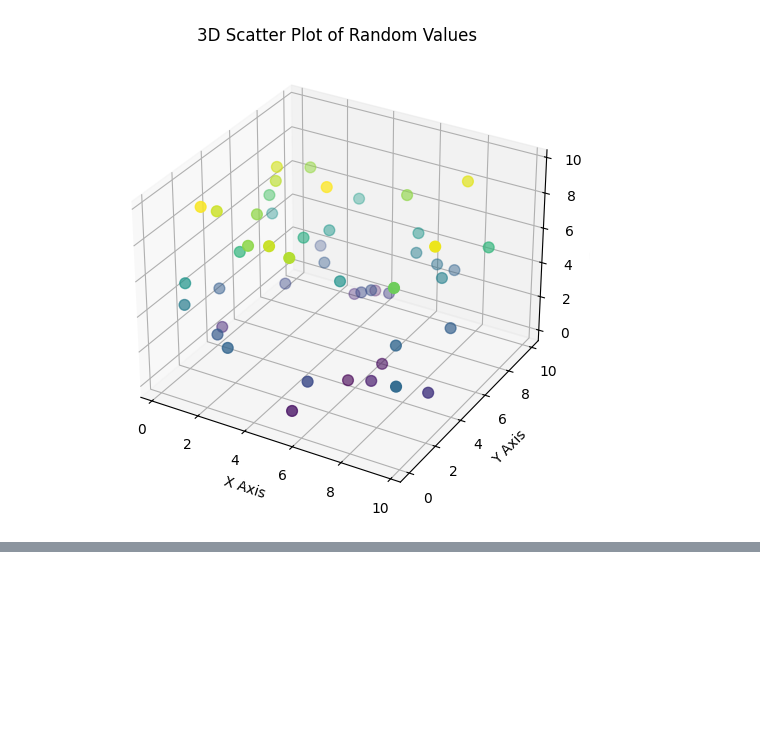
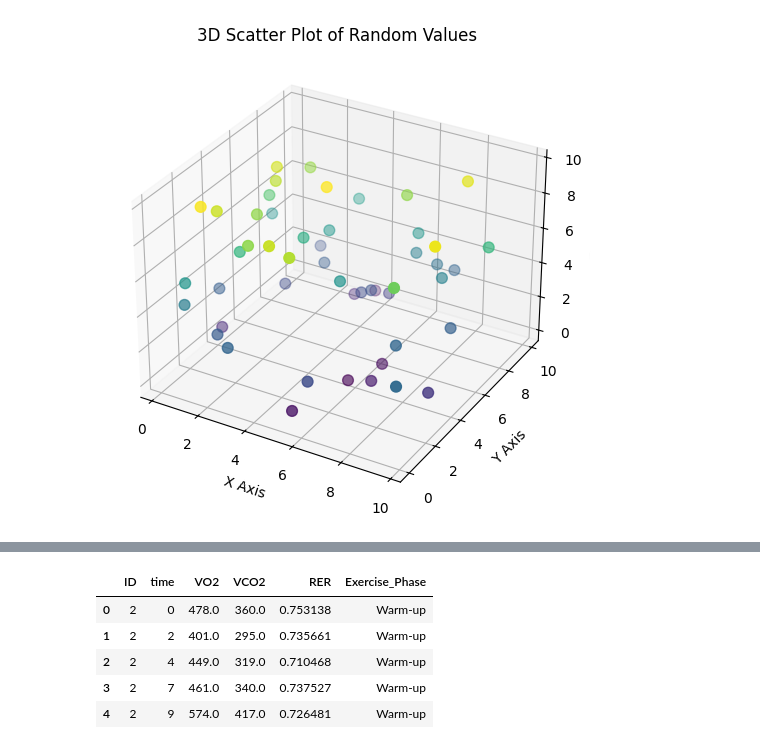
Before and after one commit to Chaithra-Git/Team7_LambdaLegends_PythonHackathon_APRIL25, a Jupyter notebook: bhanu.ipynb, the cells around one changed output, grey strips where cells are left out. Cells and saved outputs as stored; diff of their text form; code cells hidden in the pictures; blank space fills up the shorter version.

```diff
--- a/bhanu.ipynb
+++ b/bhanu.ipynb
@@ -341,0 +452,28 @@ plt.show()
+# %%
+ ##14.Calculate RER (Respiratory Exchange Ratio) , and categorize exercise phase to warmup, moderate, peak exercise according to RER
+
+import pandas as pd
+##test_measure = pd.read_csv("test_measure.csv")
+# Calculate RER
+test_measure['RER'] = test_measure['VCO2'] / test_measure['VO2']
+
+# Categorize Exercise Phase based on RER
+def categorize_phase(rer):
+    if rer < 0.85:
+        return 'Warm-up'
+    elif 0.85 <= rer <= 1.00:
+        return 'Moderate Exercise'
+    else:
+        return 'Peak Exercise'
+
+test_measure['Exercise_Phase'] = test_measure['RER'].apply(categorize_phase)
+
+# Preview the data
+test_measure[['ID', 'time', 'VO2', 'VCO2', 'RER', 'Exercise_Phase']].head()
+# %% [output]
+|  | ID | time | VO2 | VCO2 | RER | Exercise_Phase |
+| 0 | 2 | 0 | 478.0 | 360.0 | 0.753138 | Warm-up |
+| 1 | 2 | 2 | 401.0 | 295.0 | 0.735661 | Warm-up |
+| 2 | 2 | 4 | 449.0 | 319.0 | 0.710468 | Warm-up |
+| 3 | 2 | 7 | 461.0 | 340.0 | 0.737527 | Warm-up |
+| 4 | 2 | 9 | 574.0 | 417.0 | 0.726481 | Warm-up |
```
Also changed, not shown: parts of 6 cells of this notebook.
